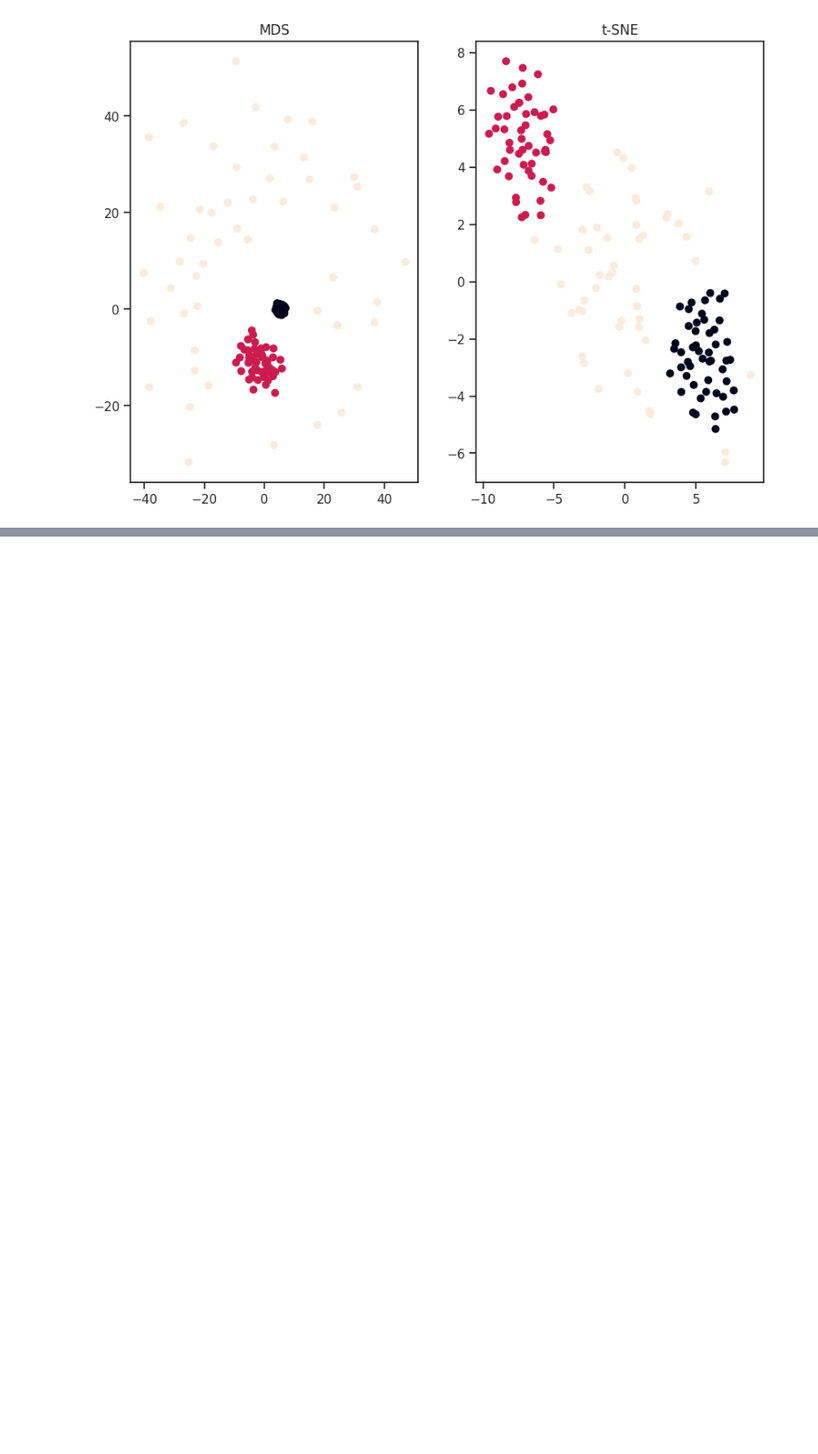
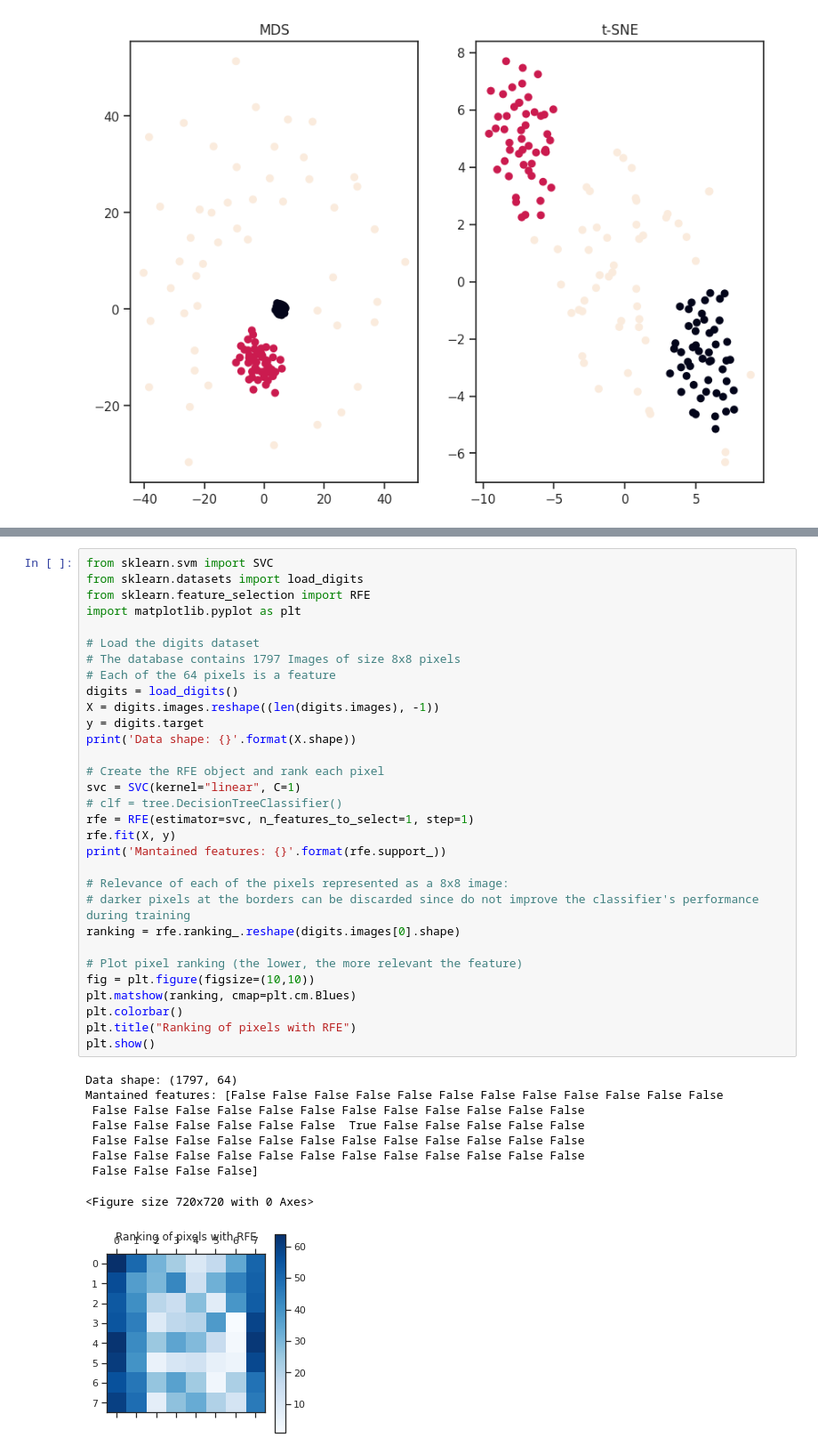
Before and after one commit to raulbenitez/introAI_ICE, a Jupyter notebook: Tema3_Reducció_de_dimensionalitat.ipynb, the cells around one changed output, grey strips where cells are left out. Shown at 89% size. Cells and saved outputs as stored; diff of their text form; blank space fills up the shorter version.

```diff
--- a/Tema3_Reducció_de_dimensionalitat.ipynb
+++ b/Tema3_Reducció_de_dimensionalitat.ipynb
@@ -712,0 +795,41 @@ plt.show()
+# %%
+from sklearn.svm import SVC
+from sklearn.datasets import load_digits
+from sklearn.feature_selection import RFE
+import matplotlib.pyplot as plt
+
+# Load the digits dataset
+# The database contains 1797 Images of size 8x8 pixels
+# Each of the 64 pixels is a feature
+digits = load_digits()
+X = digits.images.reshape((len(digits.images), -1))
+y = digits.target
+print('Data shape: {}'.format(X.shape))
+
+# Create the RFE object and rank each pixel
+svc = SVC(kernel="linear", C=1)
+# clf = tree.DecisionTreeClassifier()
+rfe = RFE(estimator=svc, n_features_to_select=1, step=1)
+rfe.fit(X, y)
+print('Mantained features: {}'.format(rfe.support_))
+
+# Relevance of each of the pixels represented as a 8x8 image:
+# darker pixels at the borders can be discarded since do not improve the classifier's performance during training
+ranking = rfe.ranking_.reshape(digits.images[0].shape)
+
+# Plot pixel ranking (the lower, the more relevant the feature)
+fig = plt.figure(figsize=(10,10))
+plt.matshow(ranking, cmap=plt.cm.Blues)
+plt.colorbar()
+plt.title("Ranking of pixels with RFE")
+plt.show()
+# %% [output]
+Data shape: (1797, 64)
+Mantained features: [False False False False False False False False False False False False
+ False False False False False False False False False False False False
+ False False False False False False  True False False False False False
+ False False False False False False False False False False False False
+ False False False False False False False False False False False False
+ False False False False]
+<Figure size 720x720 with 0 Axes>
+[figure, added]
```
Also changed, not shown: parts of 11 cells of this notebook.
